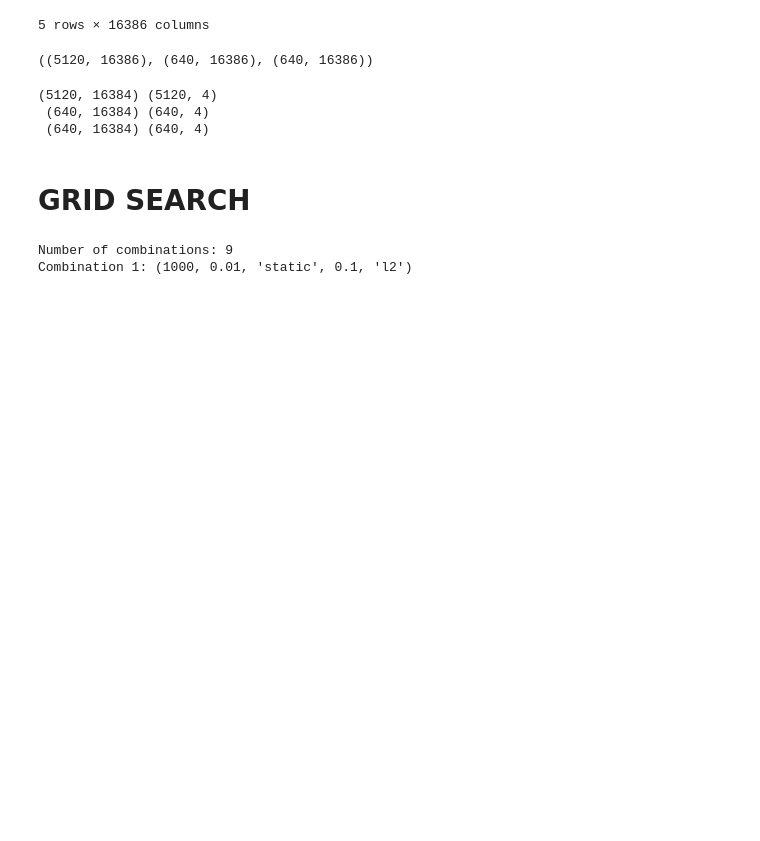
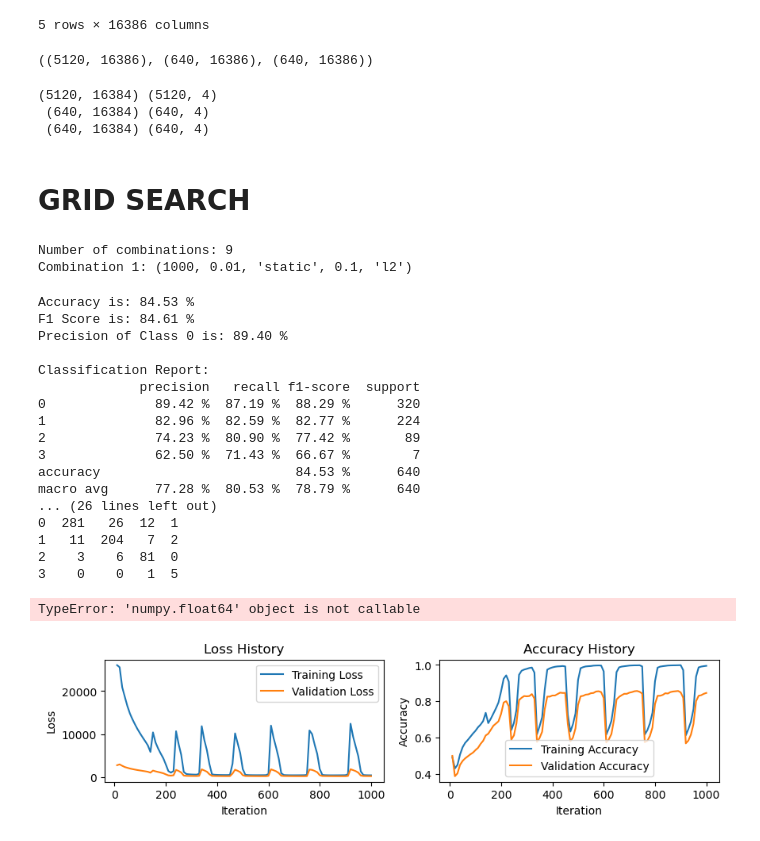
Before and after one commit to mehmetbayik/Alzheimer-MRI-Prediction-from-Scratch, a Jupyter notebook: logistic-model.ipynb, the cells around one changed output. Saved outputs shown, nothing was run; the diff lists cells and outputs as text; code cells hidden in the pictures; blank space fills up the shorter version.

```diff
--- a/logistic-model.ipynb
+++ b/logistic-model.ipynb
@@ -408,7 +408,7 @@ class LogisticRegression():
 # %%
 class EvaluateModel():
     # Class to evaluate model performance, similar to sklearn.metrics ClassificationReport and ConfusionMatrix
-    def __init__(self, y_true, y_pred, str1, now, save=True):
+    def __init__(self, y_true, y_pred, str1, now, save=True, print_result=True):
         self.y_true = np.argmax(y_true, axis=1)
         self.y_pred = y_pred
         if save == True:
@@ -429,7 +429,8 @@ class EvaluateModel():
         if save == True:
             with open('model-comparison/{}/{}/report.txt'.format(now,str1), 'w') as f:
                 f.write(res_total)
-        print(res_total)
+        if print_result == True:
+            print(res_total)
 
     def accuracy_score(self, y_t, y_p):
         correct = sum(y_t == y_p)
@@ -547,22 +548,44 @@ Combination 1: (1000, 0.01, 'static', 0.1, 'l2')
 # %%
 # Start Grid Search Training
 for models in model_options:
     best_metric = 0
     model_number = model_options.index(models) + 1
     now = datetime.datetime.now().strftime("%d-%m-%H-%M")
     model = LogisticRegression()
     model.fit(X_train, y_train, X_val, y_val, now, print_result=False,
               max_iter=models[0], lr=models[1], lr_type=models[2], lmbda=models[3], regularization=models[4])
     model.save_weights()
     model.plot()
     y_pred = model.predict(X_val)
-    results = EvaluateModel(y_val, y_pred, 'val', now)
+    results = EvaluateModel(y_val, y_pred, 'val', now, print_result=False)
     y_pred = model.predict(X_test)
-    results = EvaluateModel(y_test, y_pred, 'test', now)
-    metric = model.validation_accuracy()
+    results = EvaluateModel(y_test, y_pred, 'test', now, print_result=False)
+    metric = model.validation_accuracy
     if metric > best_metric:
         best_metric = metric
         best_model = now
     print('Model', model_number,'saved with name:', now)
     print(len(model_options)-model_number, 'models left to train.')
-print('Best Model:', best_model, 'with accuracy:', best_metric)
+best_metric = str(best_metric*10)[:5]
+print('Best Model is:', best_model, 'with validation accuracy:', best_metric, '%')
+os.system(finish_sound)
+# %% [output]
+Accuracy is: 84.53 %
+F1 Score is: 84.61 %
+Precision of Class 0 is: 89.40 %
+
+Classification Report:
+             precision   recall f1-score  support
+0              89.42 %  87.19 %  88.29 %      320
+1              82.96 %  82.59 %  82.77 %      224
+2              74.23 %  80.90 %  77.42 %       89
+3              62.50 %  71.43 %  66.67 %        7
+accuracy                         84.53 %      640
+macro avg      77.28 %  80.53 %  78.79 %      640
+... (26 lines left out)
+0  281   26  12  1
+1   11  204   7  2
+2    3    6  81  0
+3    0    0   1  5
+TypeError: 'numpy.float64' object is not callable
+[figure, added]
```
Also changed, not shown: parts of 1 cell of this notebook.
